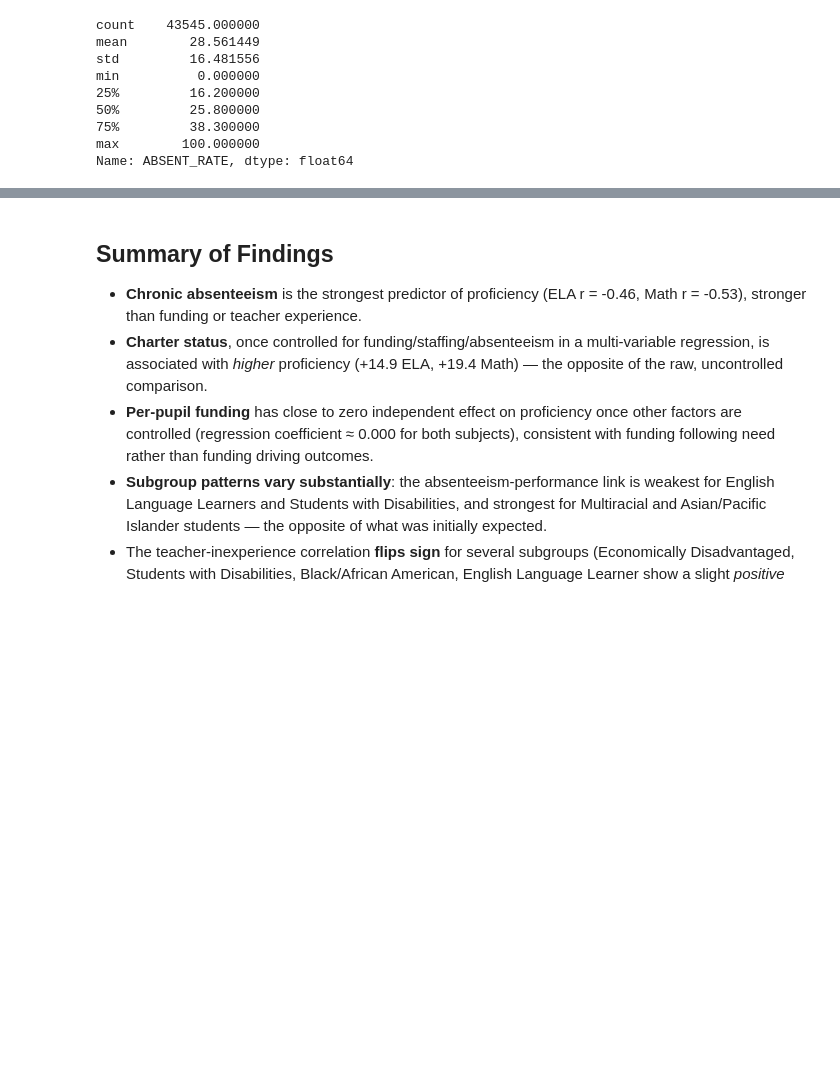
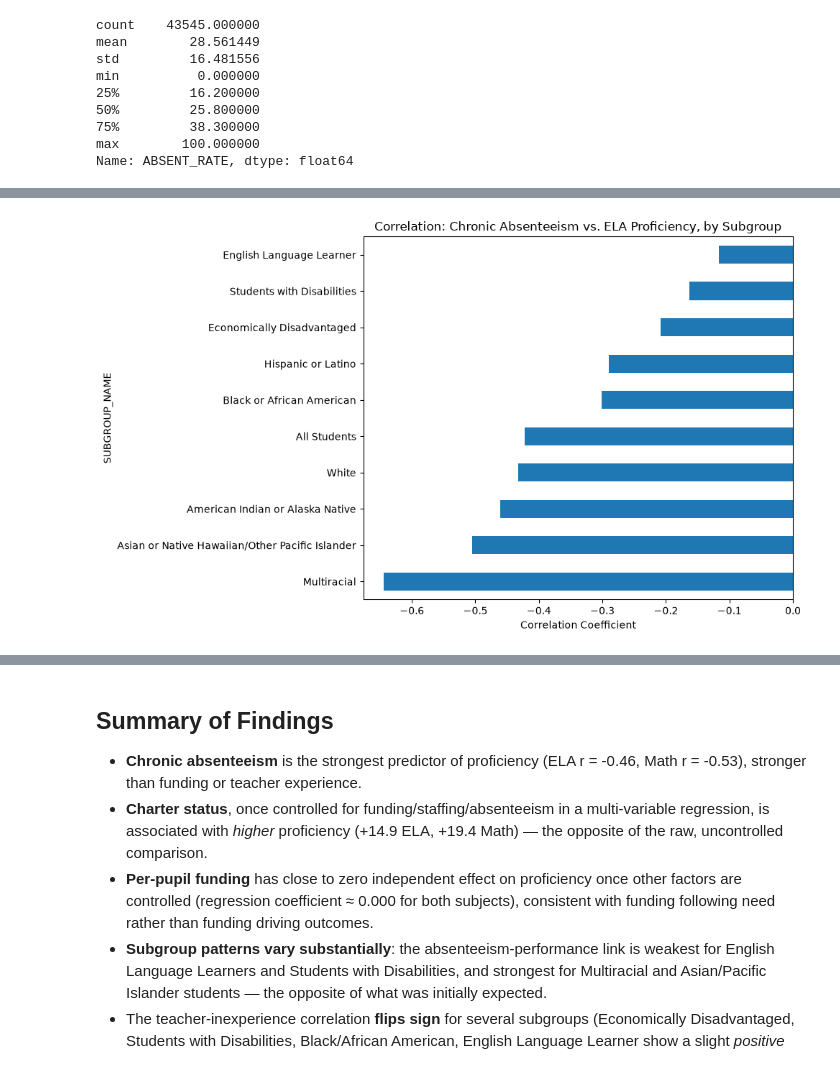
Before and after one commit to siddarth-bantula/nysed-analysis, a Jupyter notebook: notebooks/03_analysis.ipynb, the cells around one changed output, grey strips where cells are left out. Cells and saved outputs as stored; diff of their text form; code cells hidden in the pictures; blank space fills up the shorter version.

```diff
--- a/notebooks/03_analysis.ipynb
+++ b/notebooks/03_analysis.ipynb
@@ -329,0 +354,10 @@ Name: ABSENT_RATE, dtype: float64
+# %%
+plt.figure(figsize=(10, 6))
+subgroup_corr_ela.plot(kind="barh")
+plt.title("Correlation: Chronic Absenteeism vs. ELA Proficiency, by Subgroup")
+plt.xlabel("Correlation Coefficient")
+plt.tight_layout()
+plt.savefig("../images/subgroup_correlation_absenteeism.png", dpi=150)
+plt.show()
+# %% [output]
+[figure, added]
```
Also changed, not shown: parts of 2 cells of this notebook, 6 other files.
